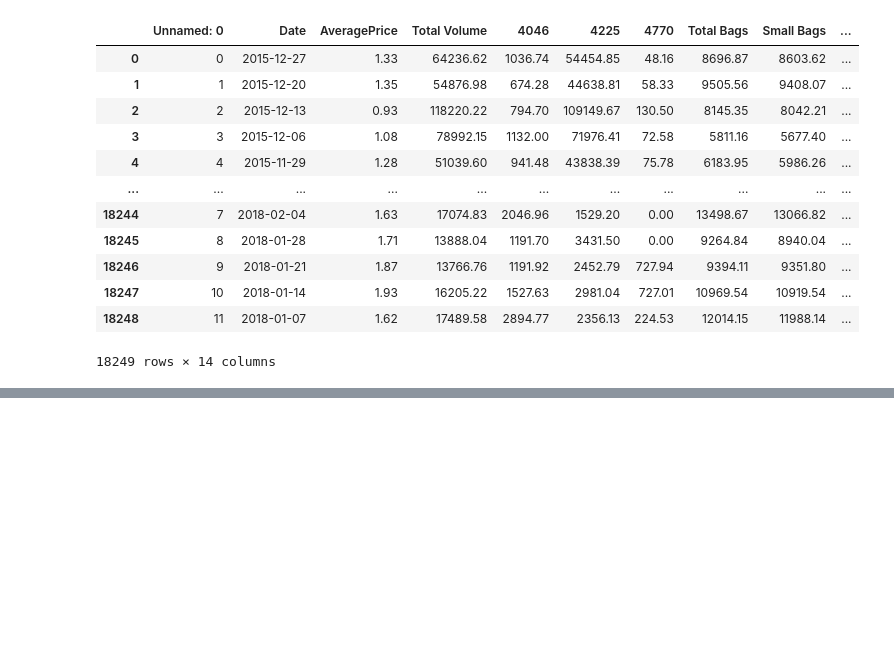
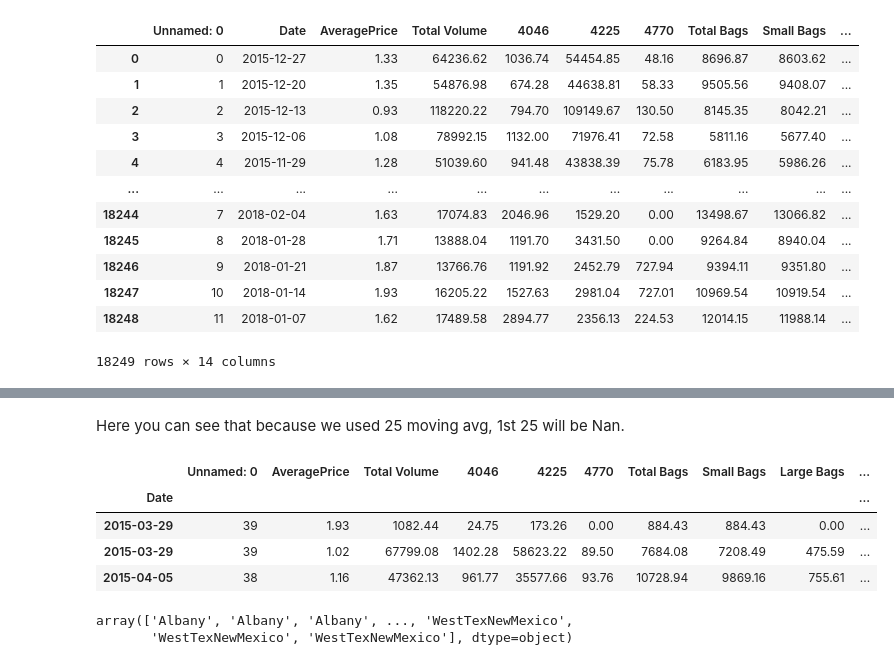
Before and after one commit to SiddheshDaphane/Avocado_price_data_analysis, a Jupyter notebook: Avocado_price.ipynb, the cells around one changed output, grey strips where cells are left out. Cells and saved outputs as stored; diff of their text form; code cells hidden in the pictures; blank space fills up the shorter version.

```diff
--- a/Avocado_price.ipynb
+++ b/Avocado_price.ipynb
@@ -305,0 +318,16 @@ albany_df1[["AveragePrice", "Total Volume"]].rolling(25).mean().plot(x = "Averag
+# %% [markdown]
+Here you can see that because we used 25 moving avg, 1st 25 will be Nan.
+# %%
+albany_df1.dropna().head(3)
+# %% [output]
+|  | Unnamed: 0 | AveragePrice | Total Volume | 4046 | 4225 | 4770 | Total Bags | Small Bags | Large Bags | ... |
+| Date |  |  |  |  |  |  |  |  |  | ... |
+| 2015-03-29 | 39 | 1.93 | 1082.44 | 24.75 | 173.26 | 0.00 | 884.43 | 884.43 | 0.00 | ... |
+| 2015-03-29 | 39 | 1.02 | 67799.08 | 1402.28 | 58623.22 | 89.50 | 7684.08 | 7208.49 | 475.59 | ... |
+| 2015-04-05 | 38 | 1.16 | 47362.13 | 961.77 | 35577.66 | 93.76 | 10728.94 | 9869.16 | 755.61 | ... |
+# %%
+# These are different values of the regions
+df['region'].values
+# %% [output]
+array(['Albany', 'Albany', 'Albany', ..., 'WestTexNewMexico',
+       'WestTexNewMexico', 'WestTexNewMexico'], dtype=object)
```
Also changed, not shown: parts of 11 cells of this notebook.
